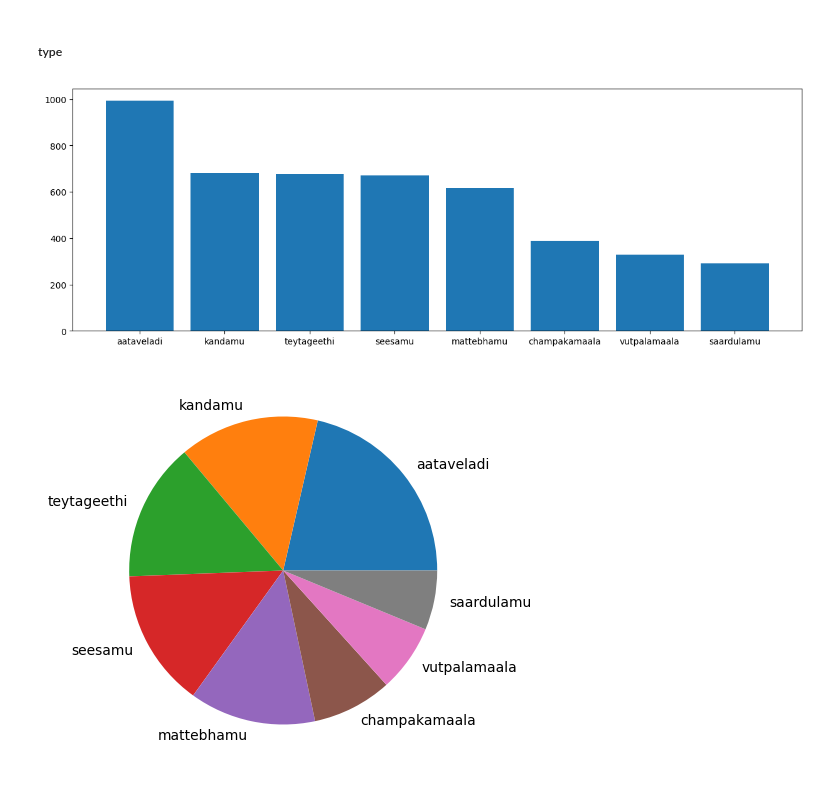
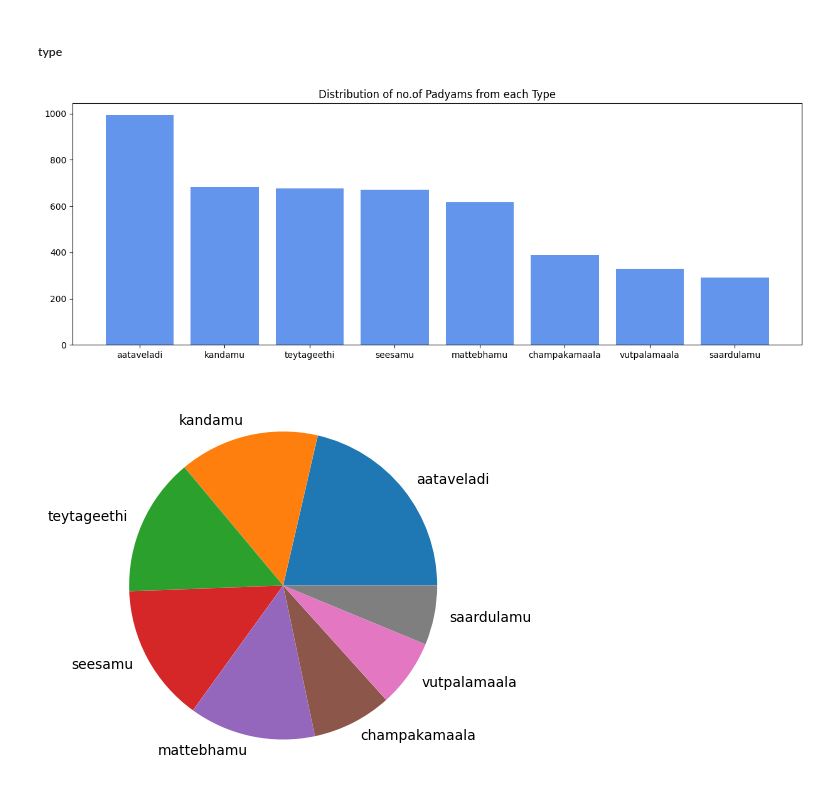
Before and after one commit to BodduSriPavan-111/chandassu, a Jupyter notebook: examples/Data Analysis.ipynb, the cells around one changed output. Cells and saved outputs as stored; diff of their text form; code cells hidden in the pictures.

```diff
--- a/examples/Data Analysis.ipynb
+++ b/examples/Data Analysis.ipynb
@@ -114,11 +115,12 @@ plt.show()
 type= df["type"].value_counts()
 # %%
 plt.figure( figsize= (15, 5) )
-plt.bar( range(type.shape[0]), type.values )
+plt.bar( range(type.shape[0]), type.values, color= "cornflowerblue" )
 plt.xticks( range(type.shape[0]), type.index  )
+plt.title("Distribution of no.of Padyams from each Type")
 plt.show()
 # %% [output]
-[figure, old version]
+[figure, new version]
 # %%
 plt.figure( figsize= (15, 5) )
 plt.pie( type.values, labels= type.index )
```
Also changed, not shown: parts of 6 cells of this notebook, 18 other files.
